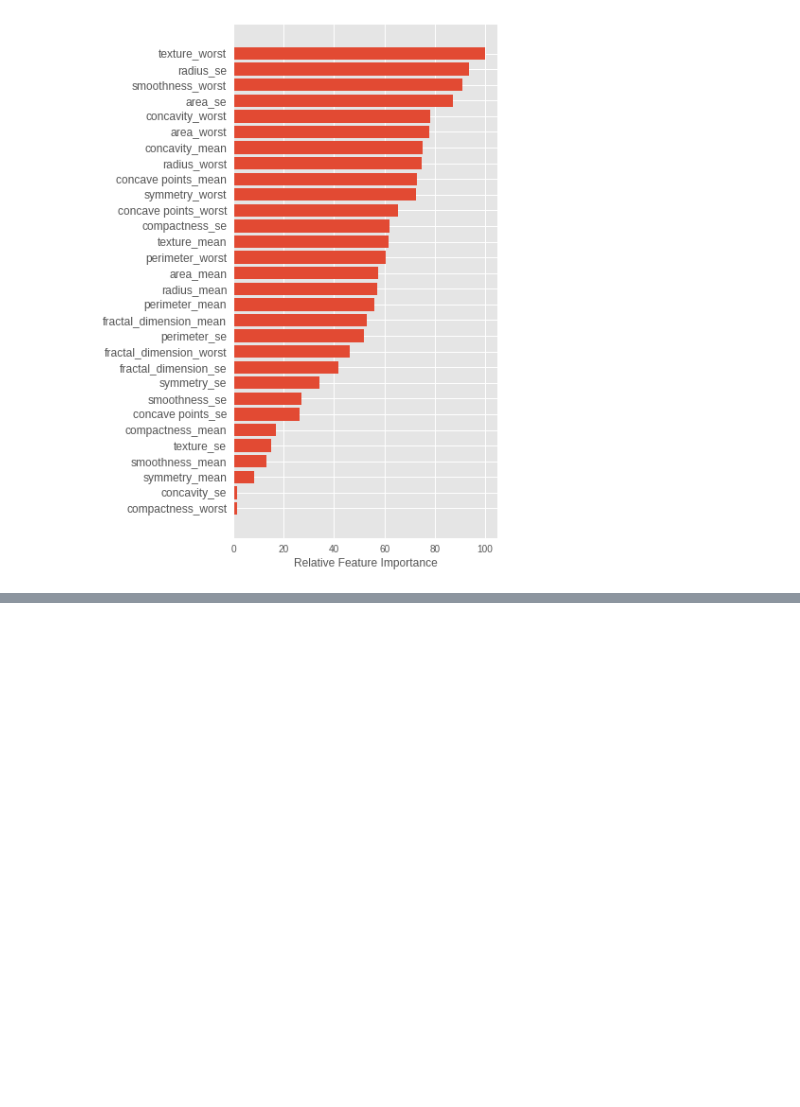
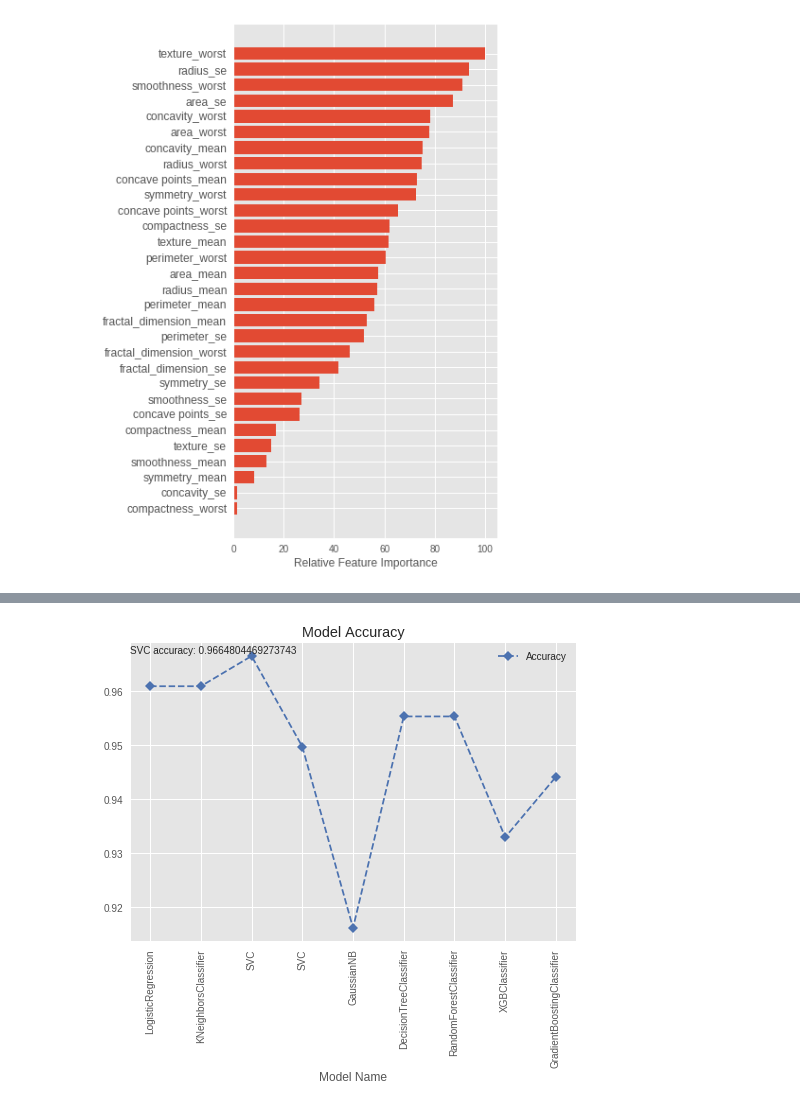
Before and after one commit to Nik8x/Breast_Cancer, a Jupyter notebook: Breast_Cancer.ipynb, the cells around one changed output, grey strips where cells are left out. Saved outputs shown, nothing was run; the diff lists cells and outputs as text; code cells hidden in the pictures; blank space fills up the shorter version.

```diff
--- a/Breast_Cancer.ipynb
+++ b/Breast_Cancer.ipynb
@@ -359,0 +491,10 @@ plt.show()
+# %%
+df_ac['Accuracy'].plot(linestyle = '--', marker = 'D', color = 'b')
+plt.xticks(np.arange(0, 9), list(df_ac.index), rotation = 90)
+plt.title('Model Accuracy')
+plt.title('Model Accuracy')
+plt.legend()
+plt.annotate(str(df_ac.index[df_ac.Accuracy == np.max(df_ac.Accuracy)][0]) + ' accuracy: ' + str(df_ac.Accuracy[df_ac.Accuracy == np.max(df_ac.Accuracy)][0]), xy=(-0.4, 0.967))
+plt.show()
+# %% [output]
+[figure, added]
```
Also changed, not shown: parts of 18 cells of this notebook.
